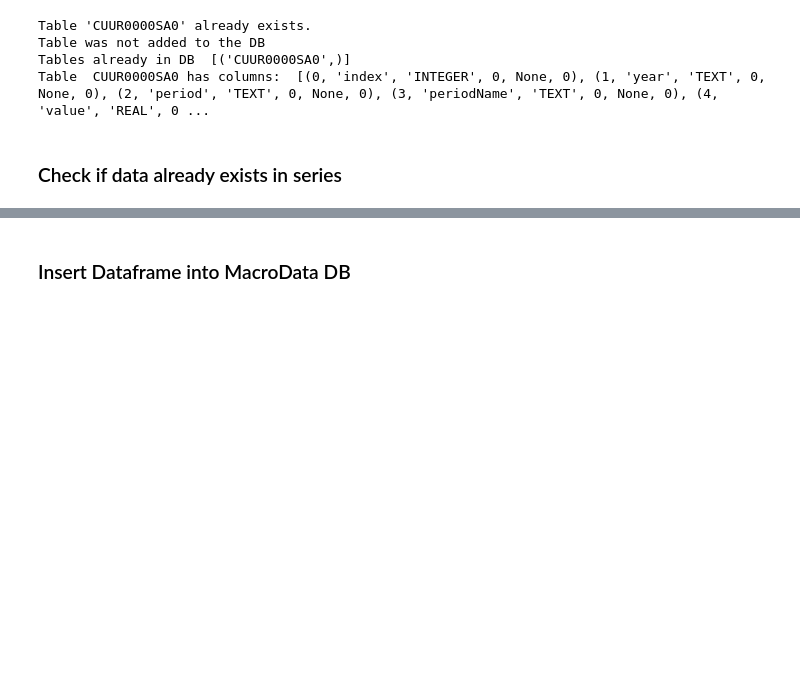
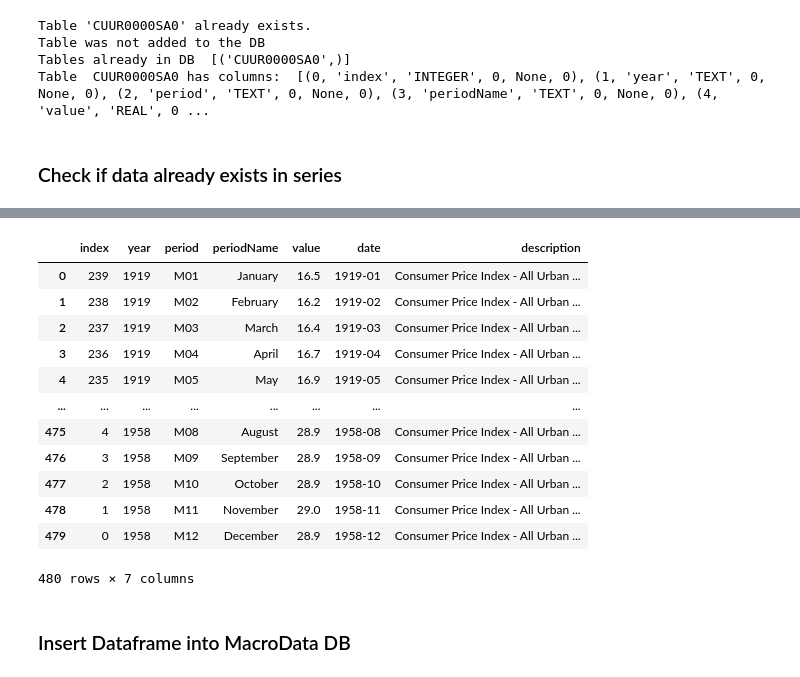
Before and after one commit to joshuamcurtis/MacroData, a Jupyter notebook: Add_Data_DB.ipynb, the cells around one changed output, grey strips where cells are left out. Cells and saved outputs as stored; diff of their text form; code cells hidden in the pictures; blank space fills up the shorter version.

Commit message:
continued to work on adding data to the db

```diff
--- a/Add_Datat_DB.ipynb
+++ b/Add_Data_DB.ipynb
@@ -223 +223,20 @@ CUUR0000SA0  data for  1938-12  already exists with same value as API: 14.0
+# %%
+conn = db.connect('MacroData.sqlite3')
+df_fromDB = pd.read_sql_query("SELECT * FROM " + seriesID + ";", conn)
+conn.close()
+df_fromDB
+# %% [output]
+|  | index | year | period | periodName | value | date | description |
+| 0 | 239 | 1919 | M01 | January | 16.5 | 1919-01 | Consumer Price Index - All Urban ... |
+| 1 | 238 | 1919 | M02 | February | 16.2 | 1919-02 | Consumer Price Index - All Urban ... |
+| 2 | 237 | 1919 | M03 | March | 16.4 | 1919-03 | Consumer Price Index - All Urban ... |
+| 3 | 236 | 1919 | M04 | April | 16.7 | 1919-04 | Consumer Price Index - All Urban ... |
+| 4 | 235 | 1919 | M05 | May | 16.9 | 1919-05 | Consumer Price Index - All Urban ... |
+| ... | ... | ... | ... | ... | ... | ... | ... |
+| 475 | 4 | 1958 | M08 | August | 28.9 | 1958-08 | Consumer Price Index - All Urban ... |
+| 476 | 3 | 1958 | M09 | September | 28.9 | 1958-09 | Consumer Price Index - All Urban ... |
+| 477 | 2 | 1958 | M10 | October | 28.9 | 1958-10 | Consumer Price Index - All Urban ... |
+| 478 | 1 | 1958 | M11 | November | 29.0 | 1958-11 | Consumer Price Index - All Urban ... |
+| 479 | 0 | 1958 | M12 | December | 28.9 | 1958-12 | Consumer Price Index - All Urban ... |
+480 rows × 7 columns
 # %%
```
Also changed, not shown: parts of 7 cells of this notebook, 2 other files.
